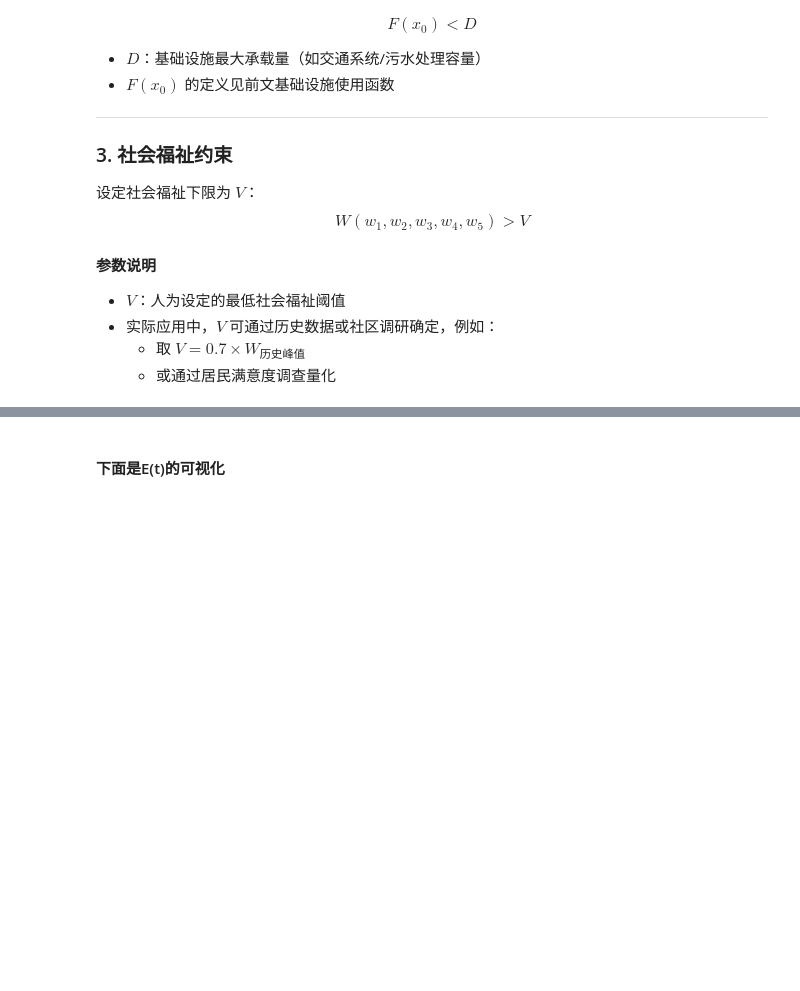
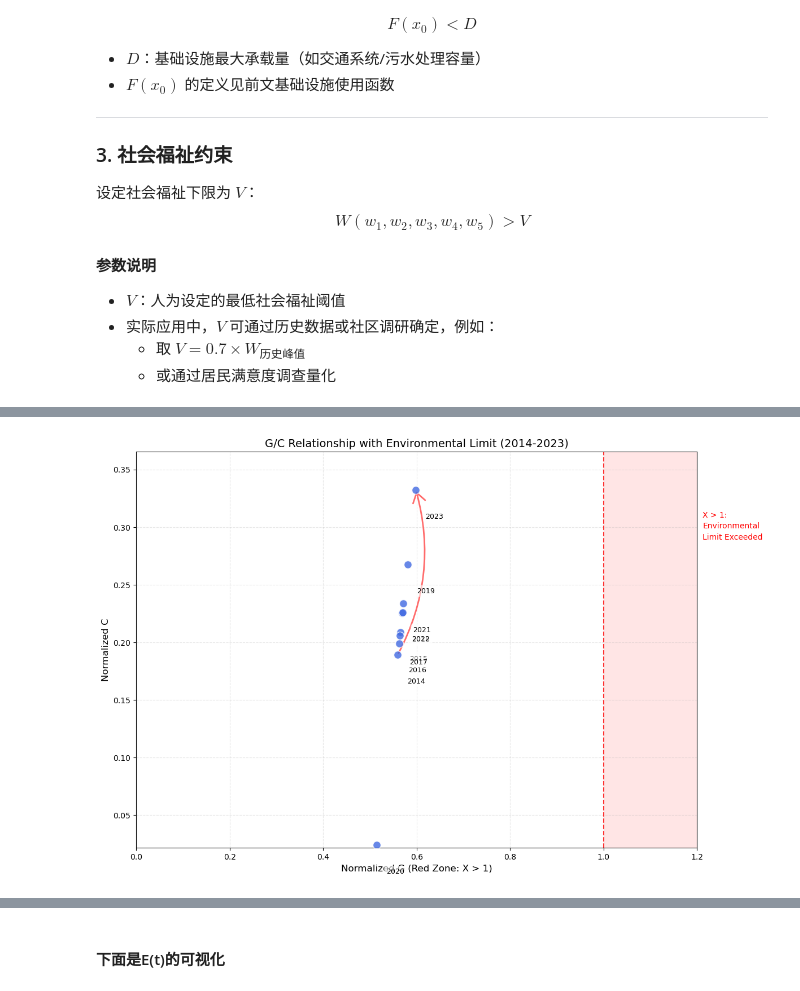
Before and after one commit to AmandaSuensss/2025MCM, a Jupyter notebook: main.ipynb, the cells around one changed output, grey strips where cells are left out. Saved outputs shown, nothing was run; the diff lists cells and outputs as text; code cells hidden in the pictures; blank space fills up the shorter version.

```diff
--- a/main.ipynb
+++ b/main.ipynb
@@ -427,0 +2013,98 @@ if __name__ == "__main__":
+# %%
+import numpy as np
+import matplotlib.pyplot as plt
+from matplotlib.patches import FancyArrowPatch
+
+# 原始数据
+ship_num = np.array([961000,983000,1015000,1072000,1151000,1305700,0,1170000,1167000,1670000])
+plane_num = np.array([307742,331079,339279,345454,358388,365349,154292,284039,359312,354905])
+
+# 计算结果存储
+G_list = []
+C_list = []
+N_list =[]
+years = list(range(2014, 2024))
+
+# 数据计算
+for i in range(2014, 2024):
+    idx = i - 2014
+    ships = ship_num[idx]/214
+    lambda_ship = ships/2400
+    plains = plane_num[idx]/214
+
+    # 假设已实现的函数
+    year_visitors = generate_year_visitors(lambda_ship=lambda_ship, air_visitors=plains)
+    N_sum, G_sum, C_sum = calculate_total_revenue(year_visitors)
+    N_list.append(N_sum)
+    G = G_sum/365
+    G_list.append(G)
+    C = C_sum/214
+    C_list.append(C)
+
+# 创建画布
+plt.figure(figsize=(12, 8))
+ax = plt.gca()
+
+# 绘制散点图（使用统一颜色）
+scatter = plt.scatter(G_list, C_list, color='royalblue',
+                     s=100, alpha=0.8, edgecolors='w', zorder=5)
+
+# 添加年份标注（统一偏移）
+for i, (g, c) in enumerate(zip(G_list, C_list)):
+    plt.text(g + 0.02,  # 统一向右偏移2%
+             c - 0.02,  # 统一向下偏移2%
+             f'{years[i]}',
+             fontsize=9,
+             ha='left',
+             va='top',
+             bbox=dict(facecolor='white', alpha=0.6, edgecolor='none', boxstyle='round'),
+             zorder=6)
+
+# 添加趋势箭头
+arrow = FancyArrowPatch(
+    posA=(G_list[0], C_list[0]),
+    posB=(G_list[-1], C_list[-1]),
+    arrowstyle='->,head_width=0.4,head_length=0.6',
+    connectionstyle="arc3,rad=0.2",
+    color='#FF6B6B',
+    linewidth=2,
+    mutation_scale=20,
+    zorder=4
+)
+ax.add_patch(arrow)
+
+# 环境限度设置
+plt.axvline(1, color='red', linestyle='--', alpha=0.8, zorder=2)
+ax.axvspan(1, 1.2, facecolor='red', alpha=0.1, zorder=1)
+
+# 坐标轴设置
+plt.xlim(0, 1.2)
+plt.ylim(min(C_list)*0.9, max(C_list)*1.1)
+plt.xticks(np.arange(0, 1.3, 0.2))
+
+# 网格和标签
+plt.grid(True, linestyle='--', alpha=0.3)
+plt.title('G/C Relationship with Environmental Limit (2014-2023)', fontsize=14)
+plt.xlabel('Normalized G (Red Zone: X > 1)', fontsize=12)
+plt.ylabel('Normalized C', fontsize=12)
+
+# 添加图例说明
+# plt.text(1.02, 0.95,
+#          'Safe Zone',
+#          color='green',
+#          ha='left',
+#          va='center',
+#          transform=ax.transAxes)
+
+plt.text(1.01, 0.85,
+         'X > 1:\nEnvironmental\nLimit Exceeded',
+         color='red',
+         ha='left',
+         va='top',
+         transform=ax.transAxes,
+         linespacing=1.5)
+
+plt.tight_layout()
+plt.show()
+# %% [output]
+[figure, added]
```
Also changed, not shown: parts of 24 cells of this notebook.
